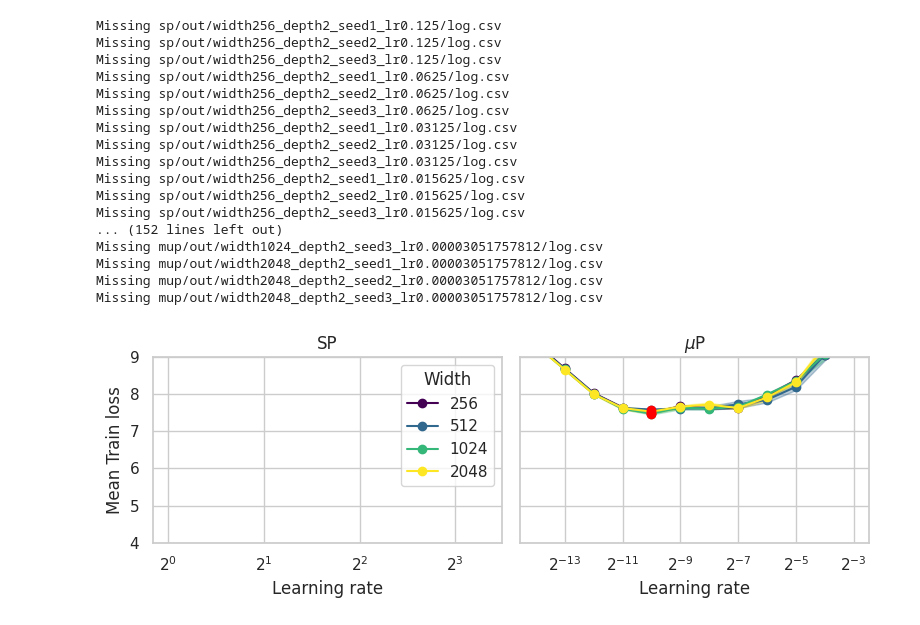
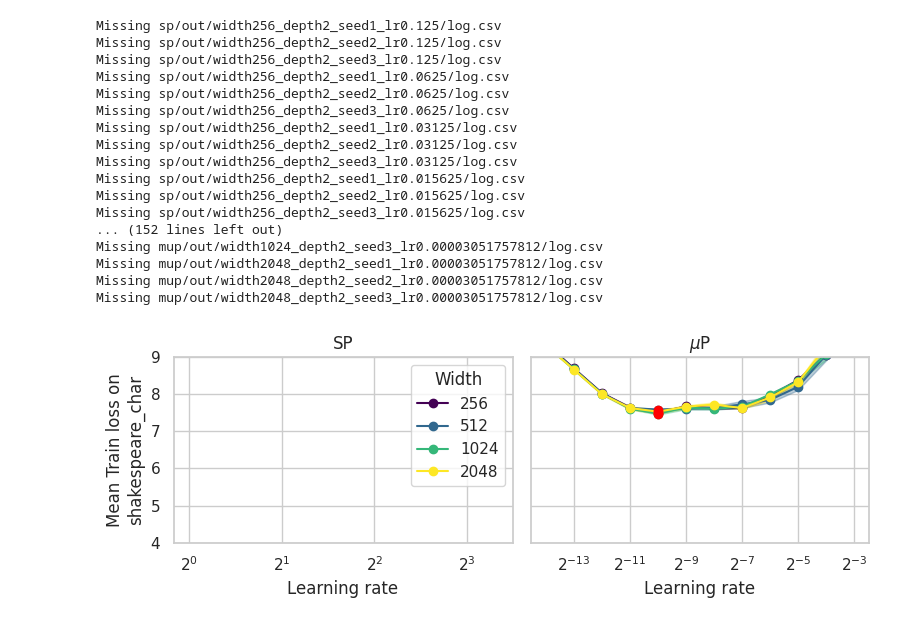
Before and after one commit to karpathy/nanoGPT, a Jupyter notebook: mup_examples/mutransfer_lr_shakespeare_char/plot.ipynb, the cells around one changed output. Drawn from its saved outputs; the diff is of its cells as text; code cells hidden in the pictures.

Commit message:
update plots

```diff
--- a/mup_examples/mutransfer_lr_shakespeare_char/plot.ipynb
+++ b/mup_examples/mutransfer_lr_shakespeare_char/plot.ipynb
@@ -51,7 +51,6 @@ color_helper = MplColorHelper('viridis', 0, len(widths)-1)
 n_cols = 2#len(parameterizations)
 n_rows = 1
 fig, axes = plt.subplots(n_rows, n_cols, figsize=(4*n_cols, 3*n_rows))
-# axes = axes.reshape((n_rows, n_cols))
 layers=2
 
 for parameterization_idx, (parameterization, parameterization_str) in enumerate(parameterizations):
@@ -92,33 +91,32 @@ for parameterization_idx, (parameterization, parameterization_str) in enumerate(
     ax.set_xscale('log', base=2)
     ax.set_xlabel('Learning rate')
     ax.set_title(parameterization_str)
     ax.set_ylim(4, 9)
 
 axes[0].legend(title='Width')
-# axes[0].set_ylabel('Mean Train loss\nshakespeare_char')
-axes[0].set_ylabel('Mean Train loss')
+axes[0].set_ylabel('Mean Train loss on\nshakespeare_char')
 axes[1].yaxis.set_ticklabels([])
 axes[1].tick_params(axis='y', length=0, width=0)
 
 plt.tight_layout()
 plt.show()
 plt.close()
 # %% [output]
 Missing sp/out/width256_depth2_seed1_lr0.125/log.csv
 Missing sp/out/width256_depth2_seed2_lr0.125/log.csv
 Missing sp/out/width256_depth2_seed3_lr0.125/log.csv
 Missing sp/out/width256_depth2_seed1_lr0.0625/log.csv
 Missing sp/out/width256_depth2_seed2_lr0.0625/log.csv
 Missing sp/out/width256_depth2_seed3_lr0.0625/log.csv
 Missing sp/out/width256_depth2_seed1_lr0.03125/log.csv
 Missing sp/out/width256_depth2_seed2_lr0.03125/log.csv
 Missing sp/out/width256_depth2_seed3_lr0.03125/log.csv
 Missing sp/out/width256_depth2_seed1_lr0.015625/log.csv
 Missing sp/out/width256_depth2_seed2_lr0.015625/log.csv
 Missing sp/out/width256_depth2_seed3_lr0.015625/log.csv
 ... (152 lines left out)
 Missing mup/out/width1024_depth2_seed3_lr0.00003051757812/log.csv
 Missing mup/out/width2048_depth2_seed1_lr0.00003051757812/log.csv
 Missing mup/out/width2048_depth2_seed2_lr0.00003051757812/log.csv
 Missing mup/out/width2048_depth2_seed3_lr0.00003051757812/log.csv
-[figure, old version]
+[figure, new version]
```
Also changed, not shown: 1 other file.
